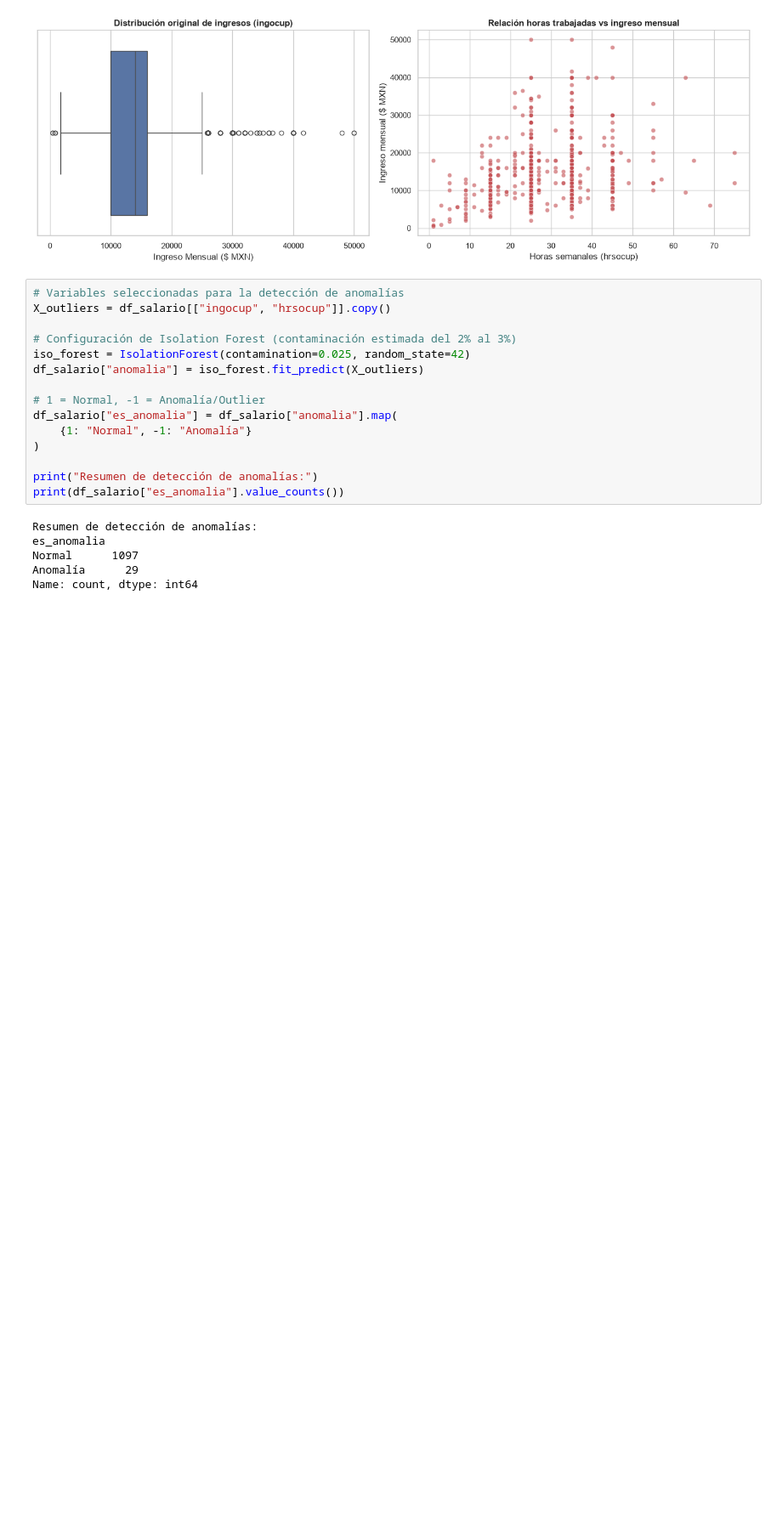
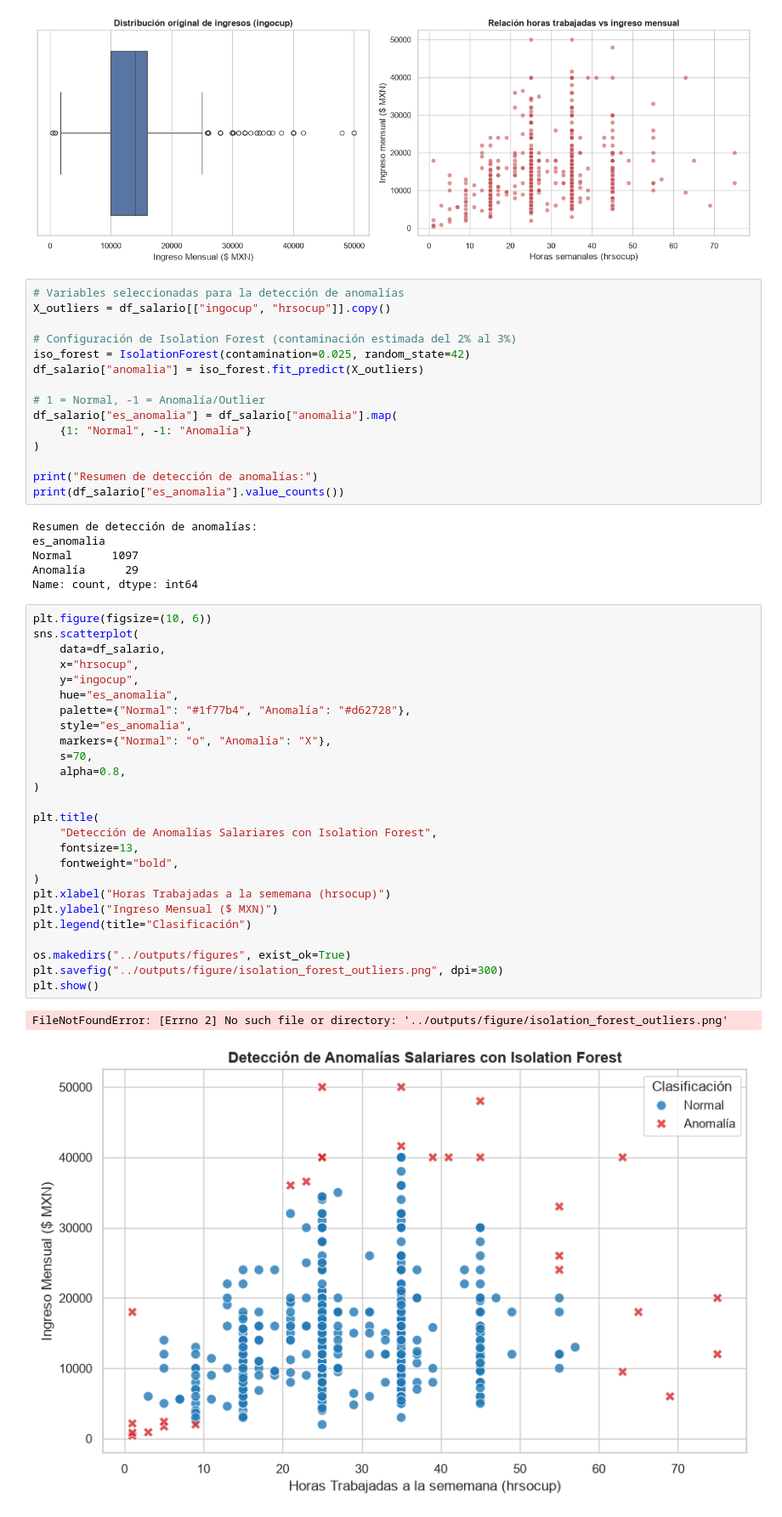
Before and after one commit to Arepaman777/An-lisis-predictivo-y-estad-stico-de-la-empleabilidad-y-salarios-del-sector-docente-en-M-xico, a Jupyter notebook: analisis_salarial_docente/notebooks/01_limpieza_y_anomalias.ipynb, the cells around one changed output. Shown at 85% size. Cells and saved outputs as stored; diff of their text form; blank space fills up the shorter version.

```diff
--- a/analisis_salarial_docente/notebooks/01_limpieza_y_anomalias.ipynb
+++ b/analisis_salarial_docente/notebooks/01_limpieza_y_anomalias.ipynb
@@ -86,3 +86,32 @@ es_anomalia
 Normal      1097
 Anomalía      29
 Name: count, dtype: int64
+# %%
+plt.figure(figsize=(10, 6))
+sns.scatterplot(
+    data=df_salario,
+    x="hrsocup",
+    y="ingocup",
+    hue="es_anomalia",
+    palette={"Normal": "#1f77b4", "Anomalía": "#d62728"},
+    style="es_anomalia",
+    markers={"Normal": "o", "Anomalía": "X"},
+    s=70,
+    alpha=0.8,
+)
+
+plt.title(
+    "Detección de Anomalías Salariares con Isolation Forest",
+    fontsize=13,
+    fontweight="bold",
+)
+plt.xlabel("Horas Trabajadas a la sememana (hrsocup)")
+plt.ylabel("Ingreso Mensual ($ MXN)")
+plt.legend(title="Clasificación")
+
+os.makedirs("../outputs/figures", exist_ok=True)
+plt.savefig("../outputs/figure/isolation_forest_outliers.png", dpi=300)
+plt.show()
+# %% [output]
+FileNotFoundError: [Errno 2] No such file or directory: '../outputs/figure/isolation_forest_outliers.png'
+[figure, added]
```
Also changed, not shown: parts of 1 cell of this notebook, 3 other files.
